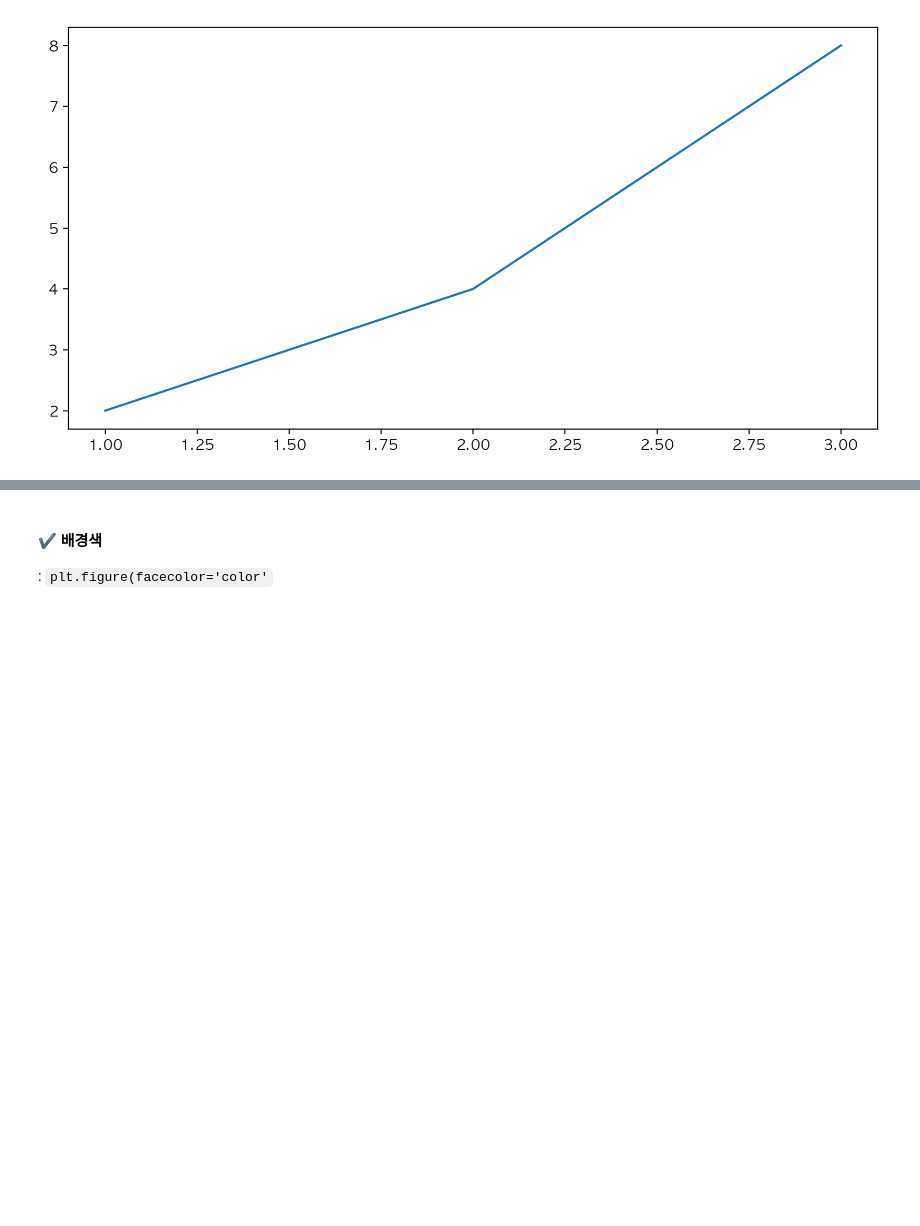
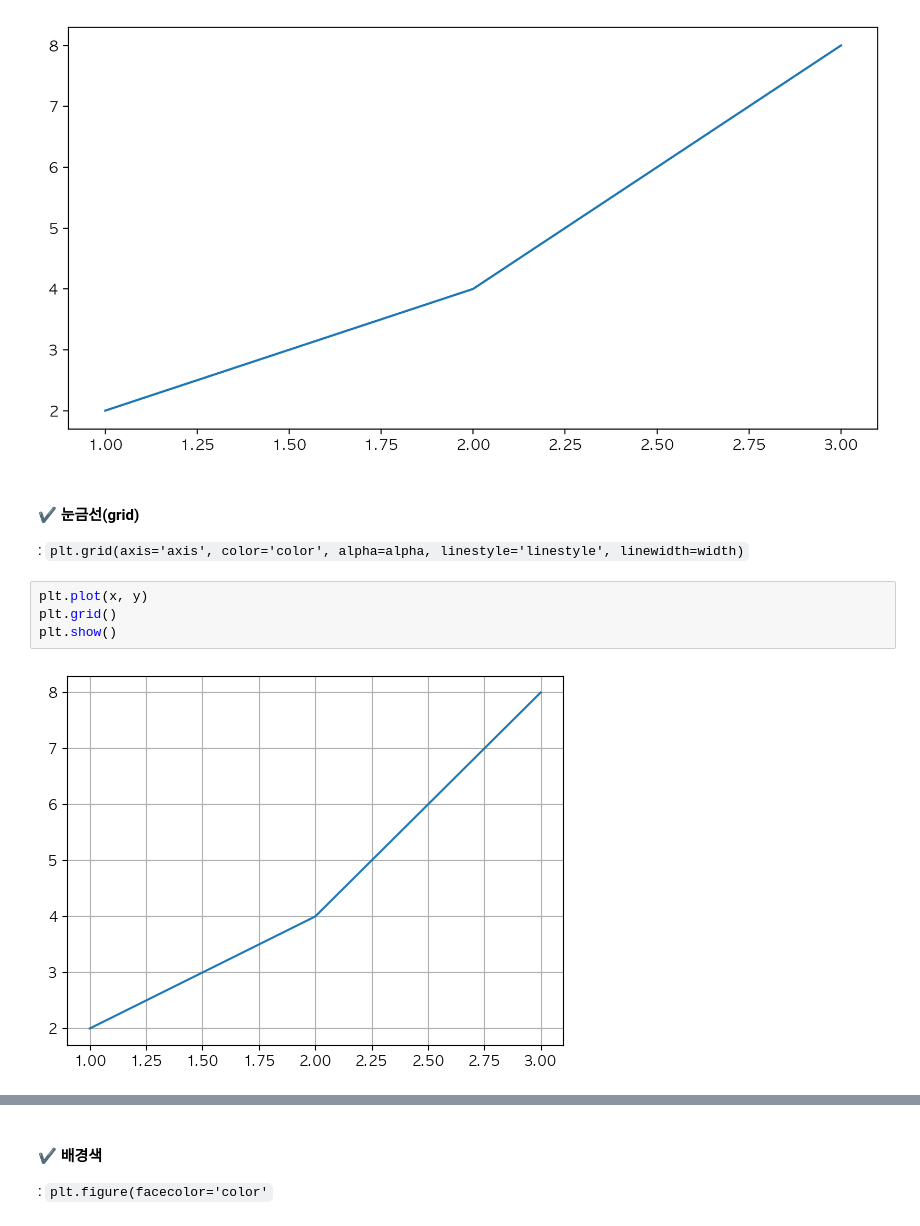
Before and after one commit to HeeJu-XiJu/Pandas, a Jupyter notebook: 17. 시각화 - 스타일.ipynb, the cells around one changed output, grey strips where cells are left out. Cells and saved outputs as stored; diff of their text form; blank space fills up the shorter version.

```diff
--- a/17. 시각화 - 스타일.ipynb
+++ b/17. 시각화 - 스타일.ipynb
@@ -113,3 +113,12 @@ plt.plot(x, y)
 plt.show()
 # %% [output]
 [figure]
+# %% [markdown]
+#### ✔️ 눈금선(grid)
+: `plt.grid(axis='axis', color='color', alpha=alpha, linestyle='linestyle', linewidth=width)`
+# %%
+plt.plot(x, y)
+plt.grid()
+plt.show()
+# %% [output]
+[figure, added]
```
Also changed, not shown: parts of 2 cells of this notebook.
